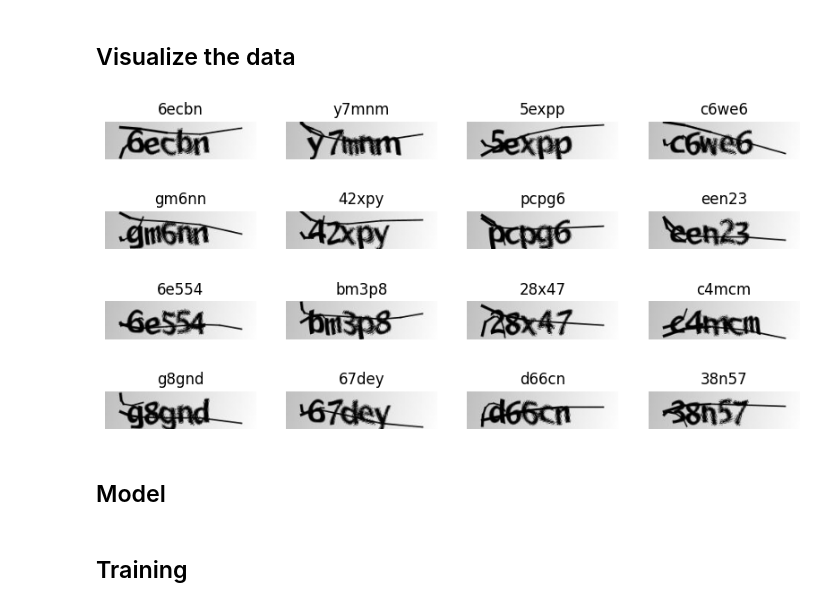
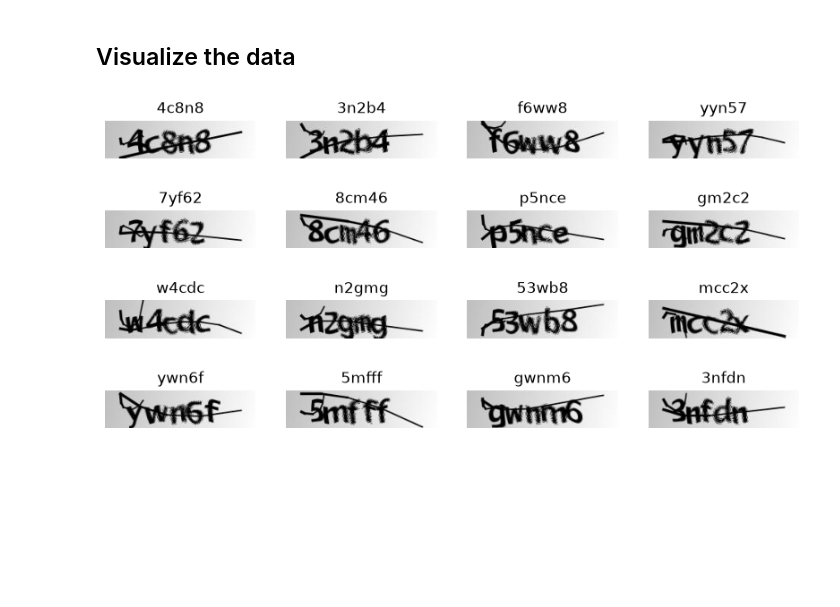
Before and after one commit to datablanklabs/TextRecognition, a Jupyter notebook: text_captcha_ocr.ipynb, the cells around one changed output. Cells and saved outputs as stored; diff of their text form; code cells hidden in the pictures; blank space fills up the shorter version.

```diff
--- a/text_captcha_ocr.ipynb
+++ b/text_captcha_ocr.ipynb
@@ -42,3 +53,17 @@ Let's download the data.
+# %%
+DATA_URL = "https://github.com/AakashKumarNain/CaptchaCracker/raw/master/captcha_images_v2.zip"
+
+data_root = Path(os.environ.get("CAPTCHA_DATA_ROOT", "data"))
+# The zip holds a single top-level captcha_images_v2/ folder
+data_dir = data_root / "captcha_images_v2"
+
+if not any(data_dir.glob("*.png")):
+    data_root.mkdir(parents=True, exist_ok=True)
+    zip_path = data_root / "captcha_images_v2.zip"
+    urllib.request.urlretrieve(DATA_URL, zip_path)
+    with zipfile.ZipFile(zip_path) as zf:
+        zf.extractall(data_root)
+    zip_path.unlink()
 # %% [markdown]
 The dataset contains 1040 captcha files as `png` images. The label for each sample is a string,
 the name of the file (minus the file extension).
@@ -150,19 +164,33 @@ validation_dataset = (
+# %%
+def make_dataset(x, y, shuffle=False):
+    dataset = tf.data.Dataset.from_tensor_slices((x, y))
+    if shuffle:
+        # A different order every epoch
+        dataset = dataset.shuffle(len(x), seed=SEED, reshuffle_each_iteration=True)
+    return (
+        dataset.map(encode_single_sample, num_parallel_calls=tf.data.AUTOTUNE)
+        # Pads shorter labels with 0 ("[UNK]") if a batch mixes label lengths
+        .padded_batch(batch_size)
+        .prefetch(buffer_size=tf.data.AUTOTUNE)
+    )
+
+
+train_dataset = make_dataset(x_train, y_train, shuffle=True)
+validation_dataset = make_dataset(x_valid, y_valid)
+test_dataset = make_dataset(x_test, y_test)
 # %% [markdown]
 ## Visualize the data
 # %%
-
 _, ax = plt.subplots(4, 4, figsize=(10, 5))
 for batch in train_dataset.take(1):
-    images = batch["image"]
-    labels = batch["label"]
+    batch_images = batch["image"]
+    batch_labels = batch["label"]
     for i in range(16):
-        img = (images[i] * 255).numpy().astype("uint8")
-        label = tf.strings.reduce_join(num_to_char(labels[i])).numpy().decode("utf-8")
+        img = (batch_images[i] * 255).numpy().astype("uint8")
+        label = indices_to_text(batch_labels[i])
         ax[i // 4, i % 4].imshow(img[:, :, 0].T, cmap="gray")
         ax[i // 4, i % 4].set_title(label)
         ax[i // 4, i % 4].axis("off")
 plt.show()
 # %% [output]
-[figure, old version]
+[figure, new version]
-# %% [markdown]
-## Model
@@ -323,2 +196,0 @@ def build_model(hp):
-# %% [markdown]
-## Training
```
Also changed, not shown: parts of 33 cells of this notebook.
